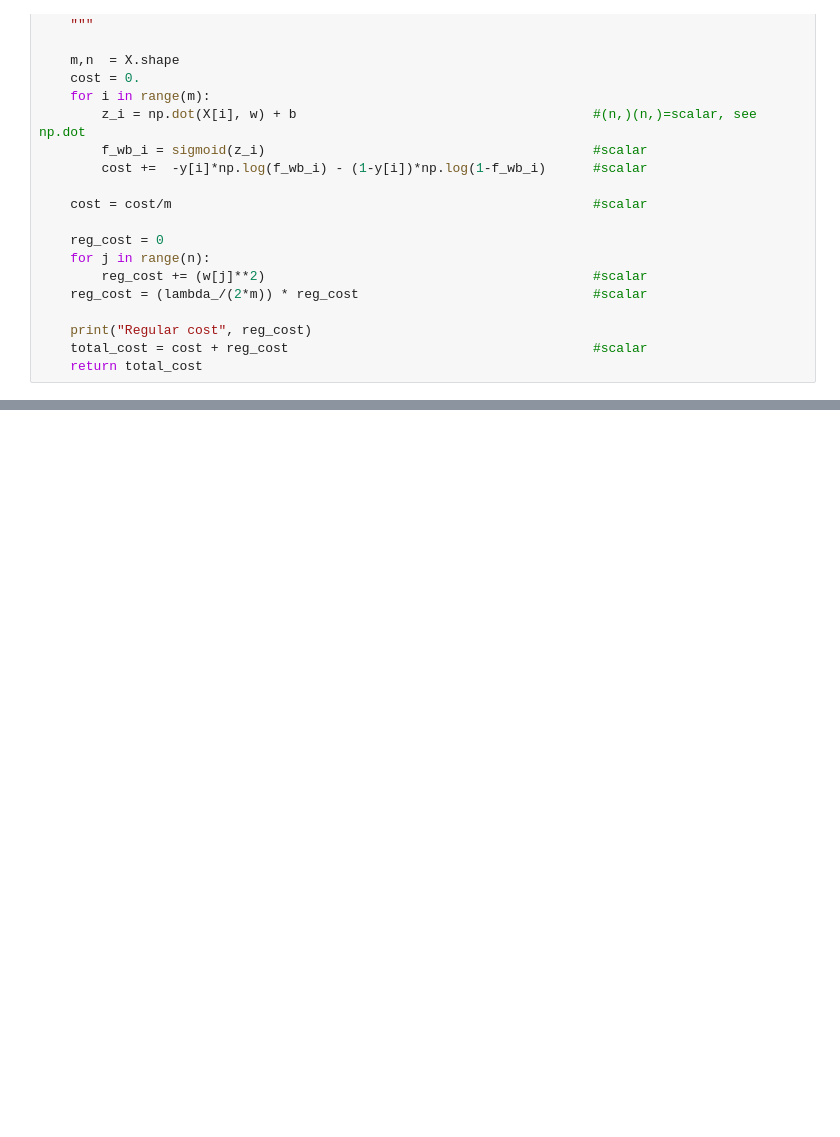
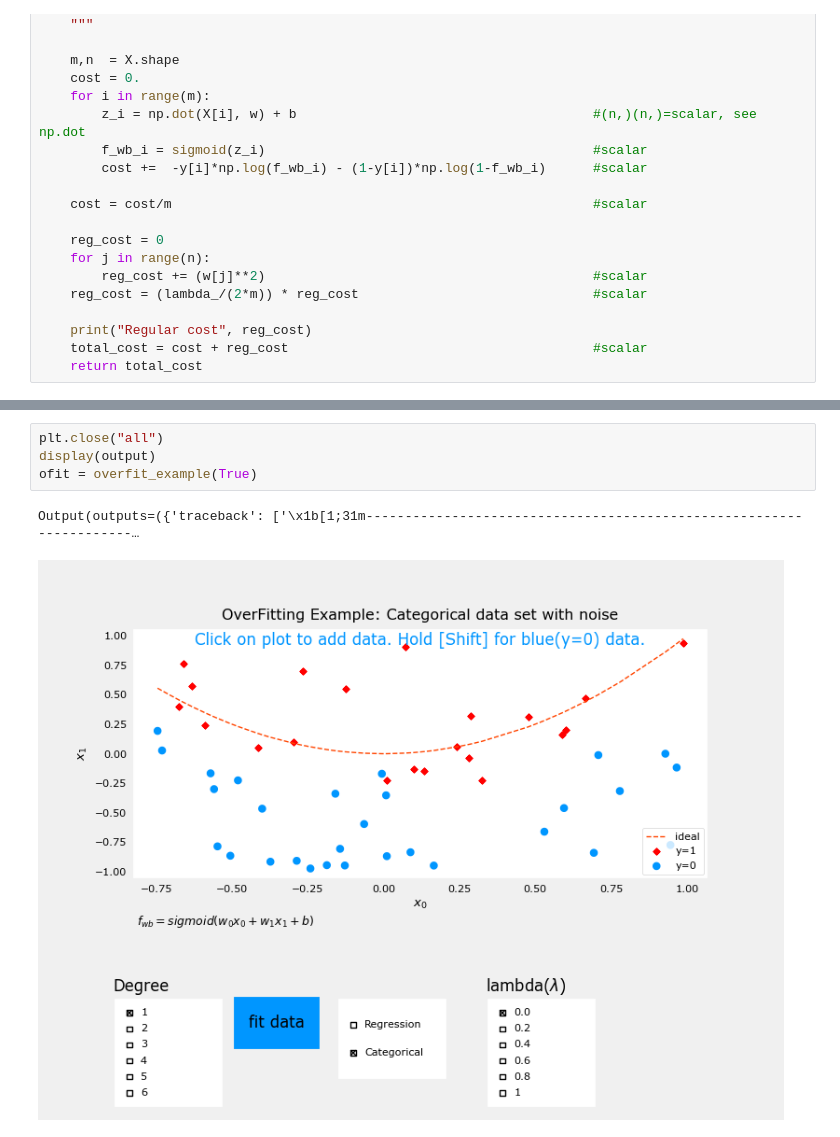
Before and after one commit to Anthony-clintan/supervised_learning_ML, a Jupyter notebook: week3/C1_W3_Lab09_Regularization_Soln.ipynb, the cells around one changed output, grey strips where cells are left out. Saved outputs shown, nothing was run; the diff lists cells and outputs as text; blank space fills up the shorter version.

```diff
--- a/week3/C1_W3_Lab09_Regularization_Soln.ipynb
+++ b/week3/C1_W3_Lab09_Regularization_Soln.ipynb
@@ -90,0 +187,7 @@ print("Regularized cost:", cost_tmp)
+# %%
+plt.close("all")
+display(output)
+ofit = overfit_example(True)
+# %% [output]
+Output(outputs=({'traceback': ['\x1b[1;31m--------------------------------------------------------------------…
+[figure, added]
```
Also changed, not shown: parts of 5 cells of this notebook, 6 other files.
